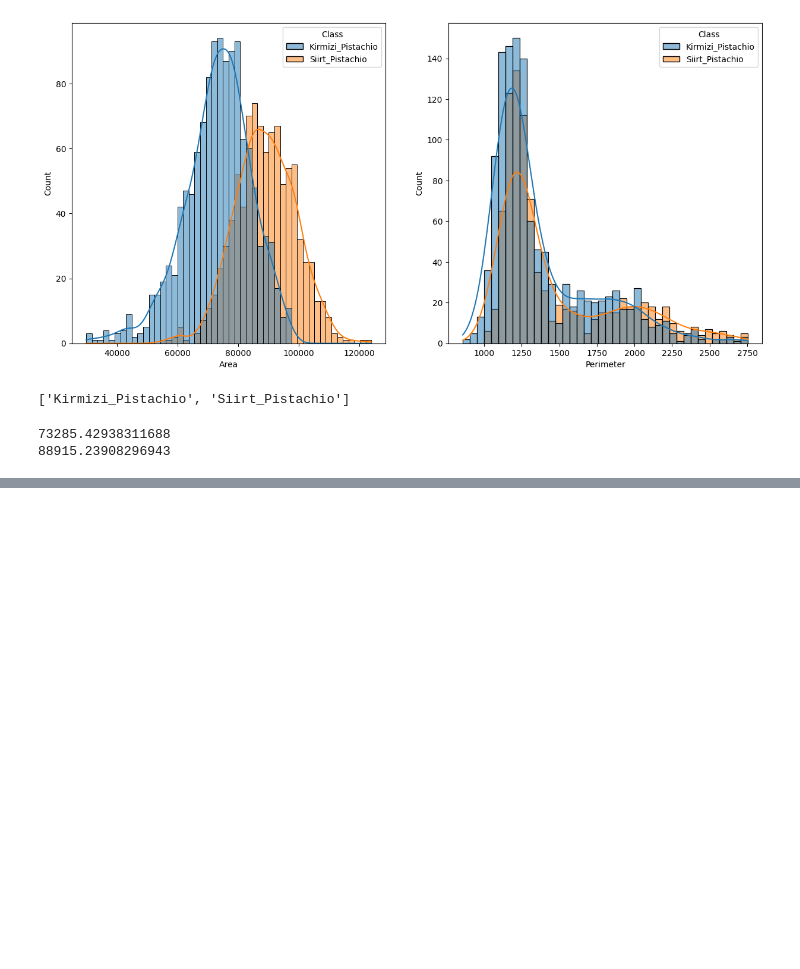
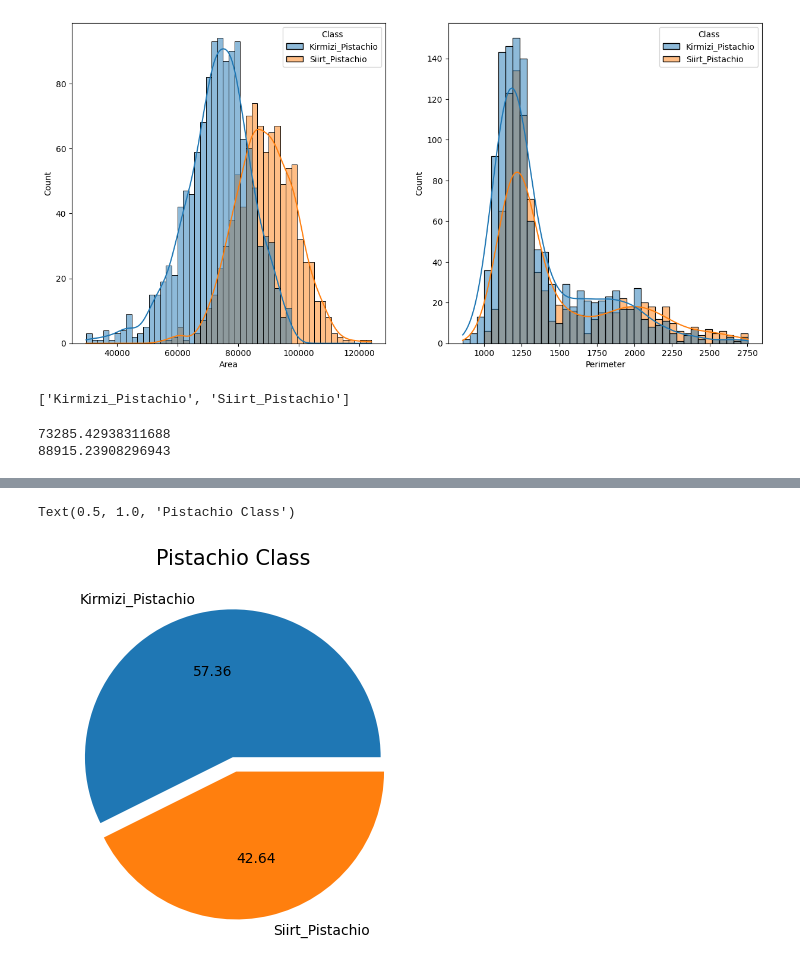
Before and after one commit to harihara-rajan/EDA-Pistachio-Classification, a Jupyter notebook: pistachio_eda_analysis.ipynb, the cells around one changed output, grey strips where cells are left out. Drawn from its saved outputs; the diff is of its cells as text; code cells hidden in the pictures; blank space fills up the shorter version.

```diff
--- a/pistachio_eda_analysis.ipynb
+++ b/pistachio_eda_analysis.ipynb
@@ -145,0 +186,11 @@ print(df[df["Class"]==pista_types[1]]["Area"].mean())
+# %%
+
+size = df['Class'].value_counts()
+labels = pista_types[0], pista_types[1]
+color = ['tab:blue','tab:Orange']
+
+plt.pie(size, colors = color, explode=[0,0.1],labels = labels, autopct = '%.2f')
+plt.title('Pistachio Class', fontsize = 15)
+# %% [output]
+Text(0.5, 1.0, 'Pistachio Class')
+[figure, added]
```
Also changed, not shown: parts of 6 cells of this notebook.
